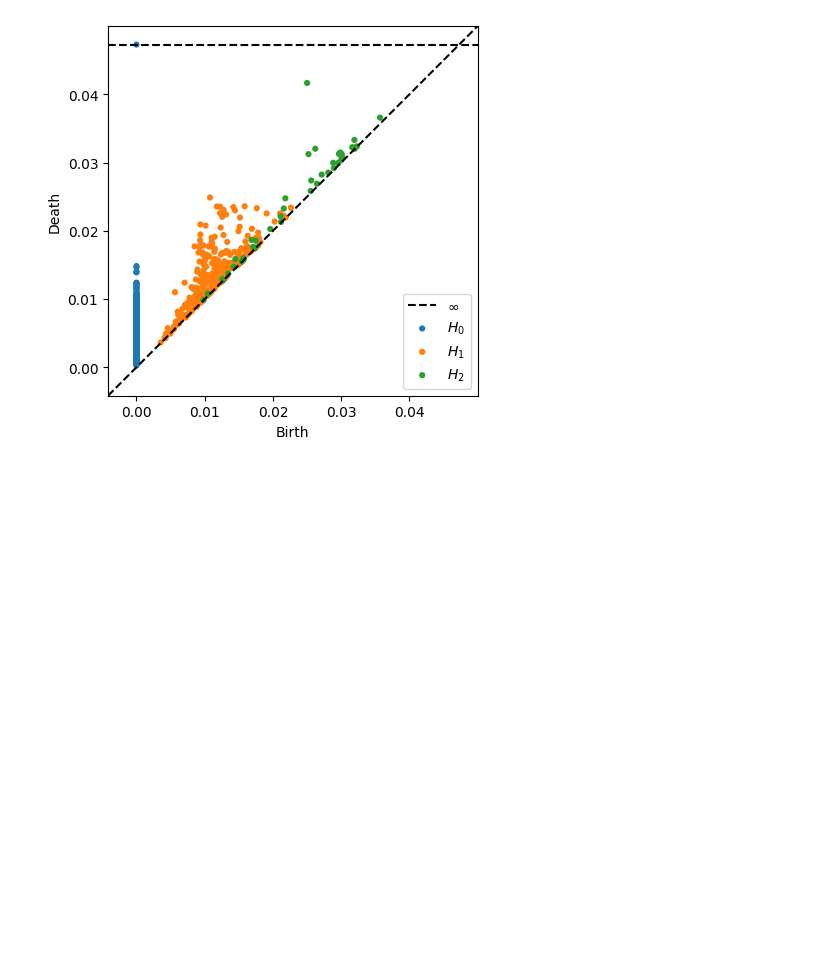
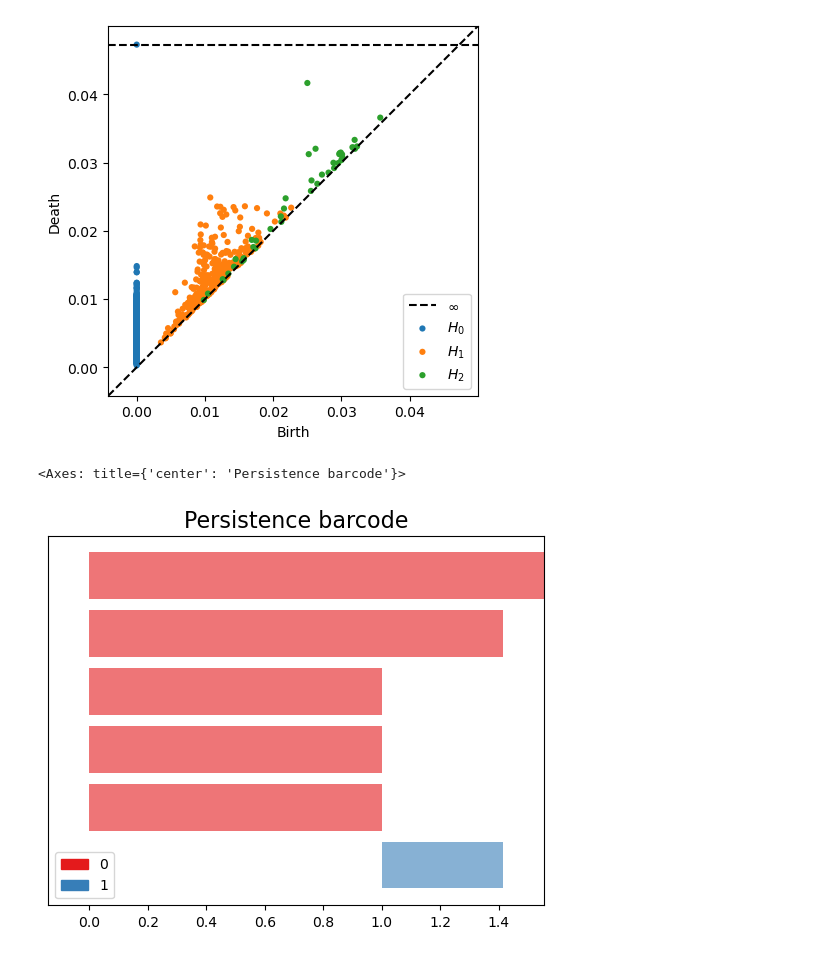
Before and after one commit to etscheelk/2024SummerTopo, a Jupyter notebook: Ethan/ripsertest.ipynb, the cells around one changed output. Saved outputs shown, nothing was run; the diff lists cells and outputs as text; code cells hidden in the pictures; blank space fills up the shorter version.

Commit message:
A day of getting Gudhi to work again

```diff
--- a/Ethan/ripsertest.ipynb
+++ b/Ethan/ripsertest.ipynb
@@ -38,3 +36,57 @@ lives = ripsOut["dgms"][:][1] / longestLife
 # %% [output]
 dict_keys(['dgms', 'cocycles', 'num_edges', 'dperm2all', 'idx_perm', 'r_cover'])
 [figure]
+# %%
+import gudhi
+import gudhi.persistence_graphical_tools
+import gudhi.rips_complex
+import gudhi.weighted_rips_complex
+import gudhi.simplex_tree
+
+
+# rc = gudhi.RipsComplex(points=[[0, 0], [1, 0], [0, 1], [1, 1]], max_edge_length=42) # type: ignore
+
+# simptree = rc.create_simplex_tree(max_dimension=2)
+
+# diag = simptree.persistence(homology_coeff_field=2, min_persistence=0)
+
+# gudhi.plot_persistence_barcode(diag)
+
+# gudhi.RipsComplex()
+
+# rips = gudhi.RipsComplex(points=[[0, 0], [1, 0], [0, 1], [1, 1]])
+
+# rips = gudhi.weighted_rips_complex.WeightedRipsComplex(distance_matrix=[[0, 0], [1, 0], [0, 1], [1, 1]], max_filtration=42, weights=None)
+
+rips = gudhi.rips_complex.RipsComplex(points = [[0, 0], [1, 0], [0, 1], [1, 1], [-1, 2]])
+sips = rips.create_simplex_tree(3)
+dips = sips.persistence(2, 0)
+
+
+
+gudhi.persistence_graphical_tools.plot_persistence_barcode(dips)
+
+# rips.weights
+# print(rips.distance_matrix)
+# simplexTree = rips.create_simplex_tree(max_dimension=1)
+# diag = simplexTree.persistence(homology_coeff_field=2, min_persistence=0)
+
+# rips = gudhi.RipsComplex(points=[[0, 0], [1, 0], [0, 1], [1, 1]], max_edge_length=42)
+
+
+
+
+# simplex_tree = rips.create_simplex_tree(max_dimension=2)
+
+
+# diag = simplex_tree.persistence(homology_coeff_field=2, min_persistence=0)
+# print("diag=", diag)
+
+
+# gudhi.plot_persistence_barcode(diag)
+
+# rips = gudhi.RipsComplex(points=[[0, 0], [1, 0], [0, 1], [1, 1]])
+# print(rips)
+# %% [output]
+<Axes: title={'center': 'Persistence barcode'}>
+[figure, added]
```
Also changed, not shown: parts of 1 cell of this notebook, 3 other files.
